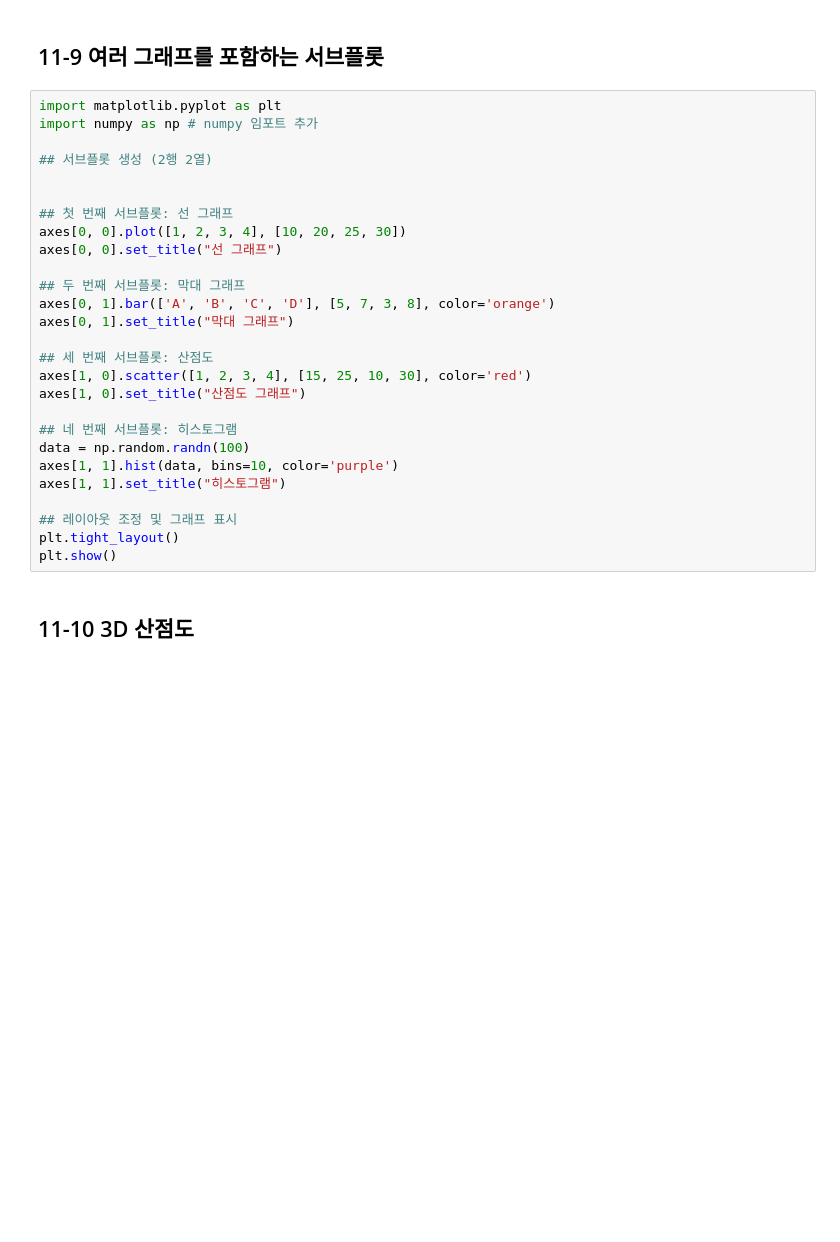
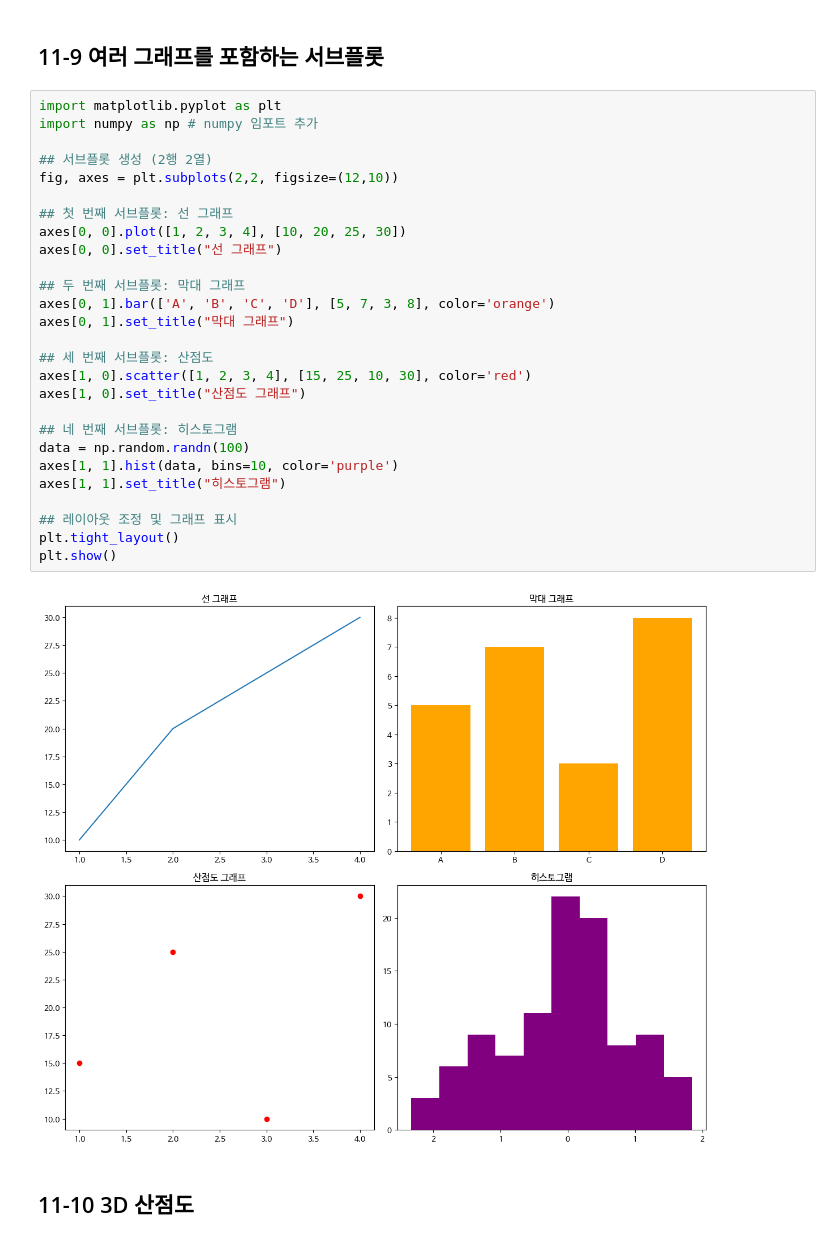
Before and after one commit to charminseon1987/Data-Analysis-with-Open-Source, a Jupyter notebook: 오픈소스_데이터_분석_11강.ipynb, the cells around one changed output. Drawn from its saved outputs; the diff is of its cells as text; blank space fills up the shorter version.

```diff
--- a/오픈소스_데이터_분석_11강.ipynb
+++ b/오픈소스_데이터_분석_11강.ipynb
@@ -281,30 +304,32 @@ plt.show()
 # %%
 import matplotlib.pyplot as plt
 import numpy as np # numpy 임포트 추가
 
 ## 서브플롯 생성 (2행 2열)
-
+fig, axes = plt.subplots(2,2, figsize=(12,10))
 
 ## 첫 번째 서브플롯: 선 그래프
 axes[0, 0].plot([1, 2, 3, 4], [10, 20, 25, 30])
 axes[0, 0].set_title("선 그래프")
 
 ## 두 번째 서브플롯: 막대 그래프
 axes[0, 1].bar(['A', 'B', 'C', 'D'], [5, 7, 3, 8], color='orange')
 axes[0, 1].set_title("막대 그래프")
 
 ## 세 번째 서브플롯: 산점도
 axes[1, 0].scatter([1, 2, 3, 4], [15, 25, 10, 30], color='red')
 axes[1, 0].set_title("산점도 그래프")
 
 ## 네 번째 서브플롯: 히스토그램
 data = np.random.randn(100)
 axes[1, 1].hist(data, bins=10, color='purple')
 axes[1, 1].set_title("히스토그램")
 
 ## 레이아웃 조정 및 그래프 표시
 plt.tight_layout()
 plt.show()
+# %% [output]
+[figure, added]
 # %% [markdown]
 ## 11-10 3D 산점도
 # %%
```
Also changed, not shown: parts of 1 cell of this notebook.
